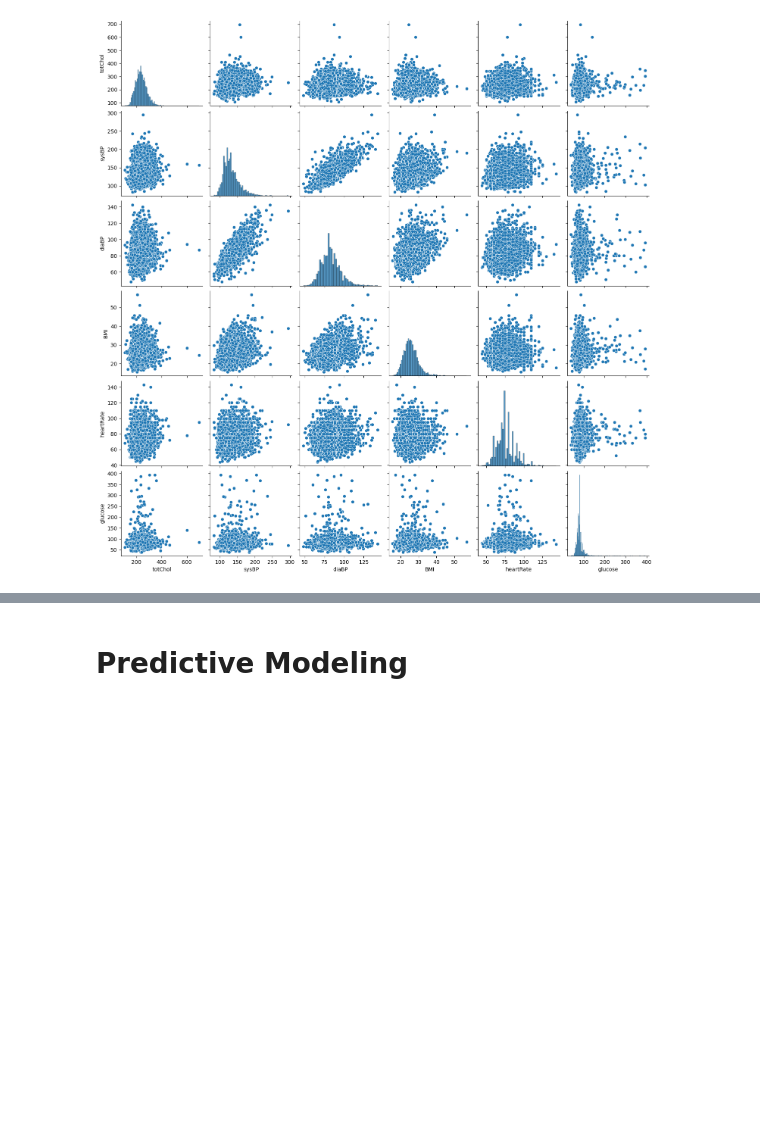
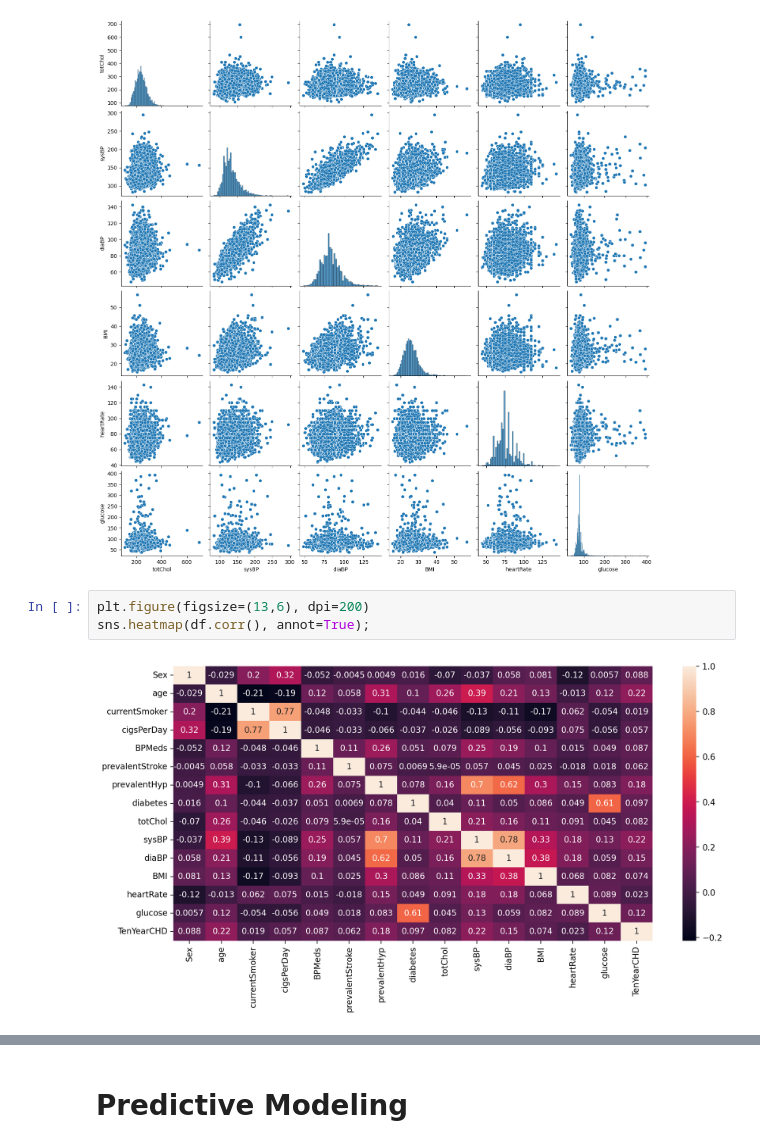
Before and after one commit to nawafalhu/HEART-DISEASE-PREDICTION, a Jupyter notebook: Heart-Disease.ipynb, the cells around one changed output, grey strips where cells are left out. Cells and saved outputs as stored; diff of their text form; blank space fills up the shorter version.

```diff
--- a/Heart-Disease.ipynb
+++ b/Heart-Disease.ipynb
@@ -311,3 +319,8 @@ df['BPMeds'] = df['BPMeds'].astype(int)
 sns.pairplot(data=df, vars=["totChol", "sysBP", "diaBP", "BMI", "heartRate", "glucose"]);
 # %% [output]
 [figure]
+# %%
+plt.figure(figsize=(13,6), dpi=200)
+sns.heatmap(df.corr(), annot=True);
+# %% [output]
+[figure, added]
```
Also changed, not shown: parts of 14 cells of this notebook.
